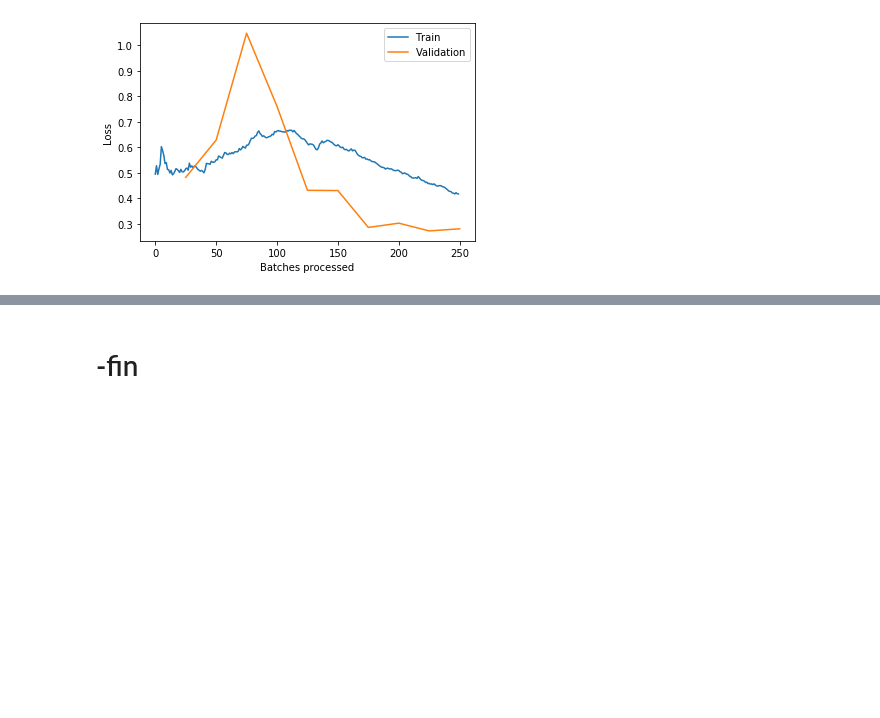
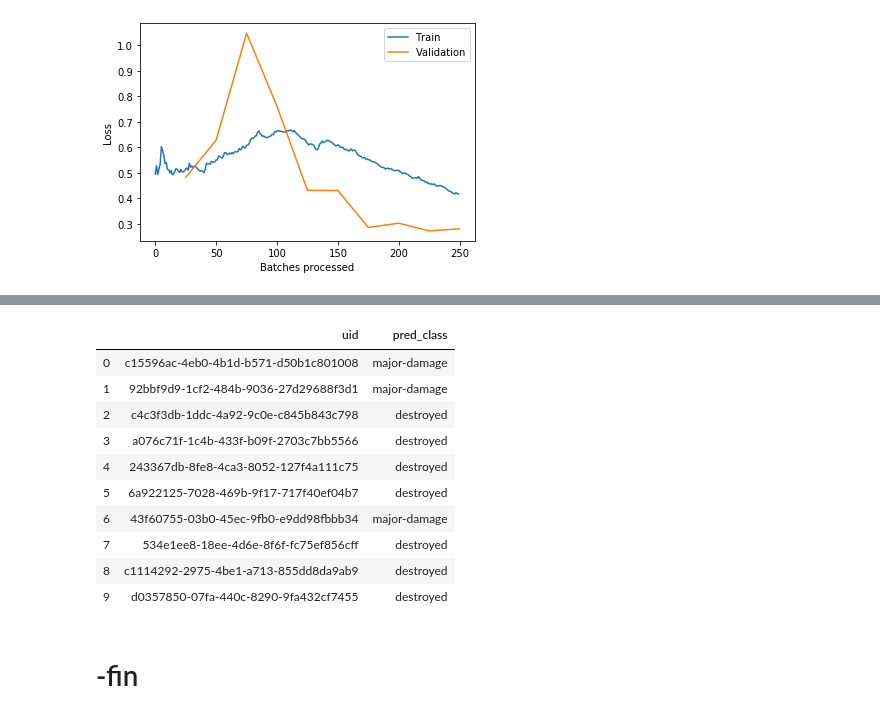
Before and after one commit to qAp/xview2comp, a Jupyter notebook: 03_damage_classification.ipynb, the cells around one changed output, grey strips where cells are left out. Saved outputs shown, nothing was run; the diff lists cells and outputs as text; code cells hidden in the pictures; blank space fills up the shorter version.

```diff
--- a/03_damage_classification.ipynb
+++ b/03_damage_classification.ipynb
@@ -173,5 +173,5 @@ learn.recorder.plot_losses()
 # %% [output]
 [figure]
 # %%
-learn.save('classifier_sz512_bs32_resnet50_stage1')
-learn.load('classifier_sz512_bs32_resnet50_stage1');
+learn.save('damg_classifier_sz64.pth') #'classifier_sz512_bs32_resnet50_stage1')
+learn.load('damg_classifier_sz64.pth'); #'classifier_sz512_bs32_resnet50_stage1');
@@ -177,0 +180,3 @@ learn.load('classifier_sz512_bs32_resnet50_stage1');
+# %%
+idx = 56
+img = open_image(data.valid_ds.items[idx])
@@ -177,0 +191,7 @@ learn.load('classifier_sz512_bs32_resnet50_stage1');
+# %%
+preds, pred_classes = [], []
+for fn in progress_bar(data.valid_ds.items[:10]):
+    img = open_image(fn)
+    pred_class, pred_idx, outputs = learn.predict(img)
+    preds.append(list(to_np(outputs)))
+    pred_classes.append(str(pred_class))
@@ -178,3 +200,19 @@ learn.load('classifier_sz512_bs32_resnet50_stage1');
+# %%
+uids = [o.stem for o in list(data.valid_ds.items[:10])]
+# %%
+pd.DataFrame({'uid':uids, 'pred_class':pred_classes})
+# %% [output]
+|  | uid | pred_class |
+| 0 | c15596ac-4eb0-4b1d-b571-d50b1c801008 | major-damage |
+| 1 | 92bbf9d9-1cf2-484b-9036-27d29688f3d1 | major-damage |
+| 2 | c4c3f3db-1ddc-4a92-9c0e-c845b843c798 | destroyed |
+| 3 | a076c71f-1c4b-433f-b09f-2703c7bb5566 | destroyed |
+| 4 | 243367db-8fe8-4ca3-8052-127f4a111c75 | destroyed |
+| 5 | 6a922125-7028-469b-9f17-717f40ef04b7 | destroyed |
+| 6 | 43f60755-03b0-45ec-9fb0-e9dd98fbbb34 | major-damage |
+| 7 | 534e1ee8-18ee-4d6e-8f6f-fc75ef856cff | destroyed |
+| 8 | c1114292-2975-4be1-a713-855dd8da9ab9 | destroyed |
+| 9 | d0357850-07fa-440c-8290-9fa432cf7455 | destroyed |
 # %% [markdown]
 # -fin
 # %%
```
Also changed, not shown: parts of 15 cells of this notebook.
